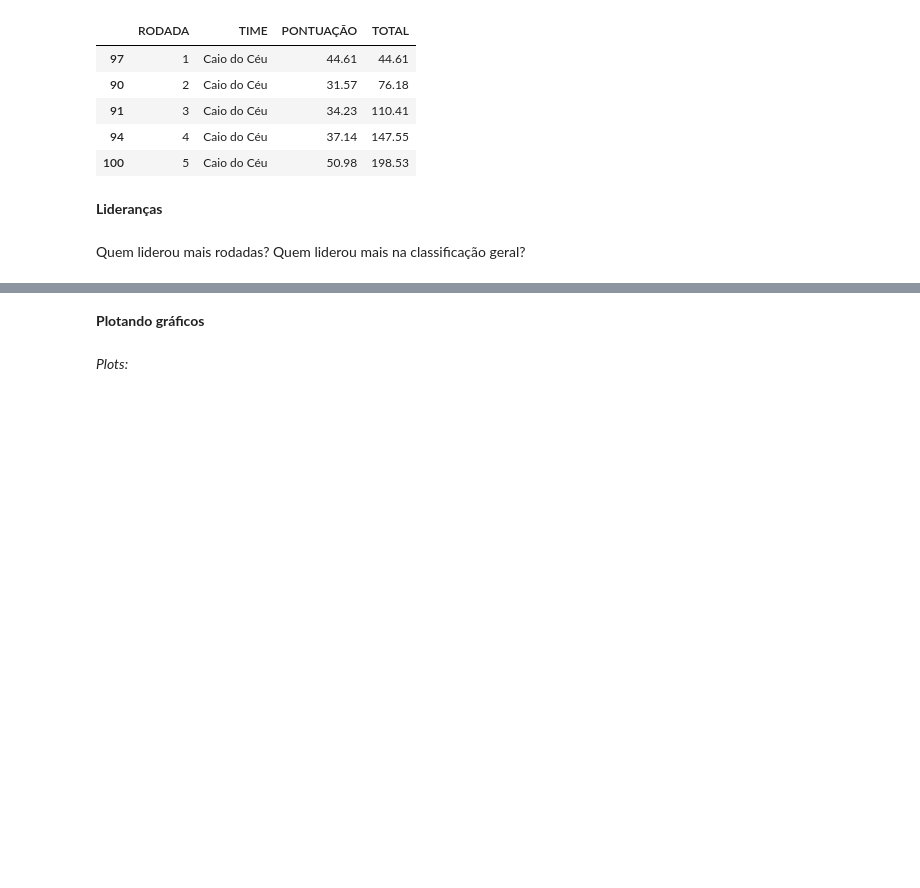
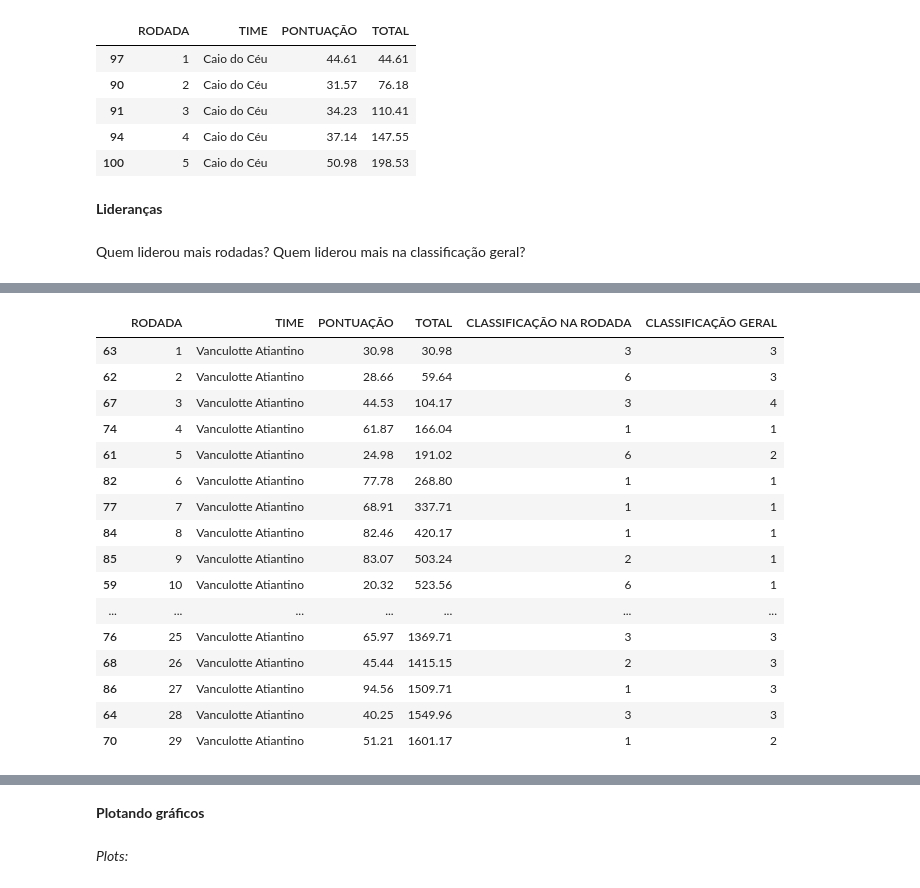
Before and after one commit to Eric-Mendes/estatisticas-quem-cair-calil, a Jupyter notebook: dados_quem_cair_calil_20_21.ipynb, the cells around one changed output, grey strips where cells are left out. Drawn from its saved outputs; the diff is of its cells as text; code cells hidden in the pictures; blank space fills up the shorter version.

```diff
--- a/dados_quem_cair_calil_20_21.ipynb
+++ b/dados_quem_cair_calil_20_21.ipynb
@@ -221,0 +226,20 @@ plt.show()
+# %%
+df.loc[df.TIME == 'Vanculotte Atiantino'].sort_values(by='RODADA')
+# %% [output]
+|  | RODADA | TIME | PONTUAÇÃO | TOTAL | CLASSIFICAÇÃO NA RODADA | CLASSIFICAÇÃO GERAL |
+| 63 | 1 | Vanculotte Atiantino | 30.98 | 30.98 | 3 | 3 |
+| 62 | 2 | Vanculotte Atiantino | 28.66 | 59.64 | 6 | 3 |
+| 67 | 3 | Vanculotte Atiantino | 44.53 | 104.17 | 3 | 4 |
+| 74 | 4 | Vanculotte Atiantino | 61.87 | 166.04 | 1 | 1 |
+| 61 | 5 | Vanculotte Atiantino | 24.98 | 191.02 | 6 | 2 |
+| 82 | 6 | Vanculotte Atiantino | 77.78 | 268.80 | 1 | 1 |
+| 77 | 7 | Vanculotte Atiantino | 68.91 | 337.71 | 1 | 1 |
+| 84 | 8 | Vanculotte Atiantino | 82.46 | 420.17 | 1 | 1 |
+| 85 | 9 | Vanculotte Atiantino | 83.07 | 503.24 | 2 | 1 |
+| 59 | 10 | Vanculotte Atiantino | 20.32 | 523.56 | 6 | 1 |
+| ... | ... | ... | ... | ... | ... | ... |
+| 76 | 25 | Vanculotte Atiantino | 65.97 | 1369.71 | 3 | 3 |
+| 68 | 26 | Vanculotte Atiantino | 45.44 | 1415.15 | 2 | 3 |
+| 86 | 27 | Vanculotte Atiantino | 94.56 | 1509.71 | 1 | 3 |
+| 64 | 28 | Vanculotte Atiantino | 40.25 | 1549.96 | 3 | 3 |
+| 70 | 29 | Vanculotte Atiantino | 51.21 | 1601.17 | 1 | 2 |
```
Also changed, not shown: parts of 14 cells of this notebook.
